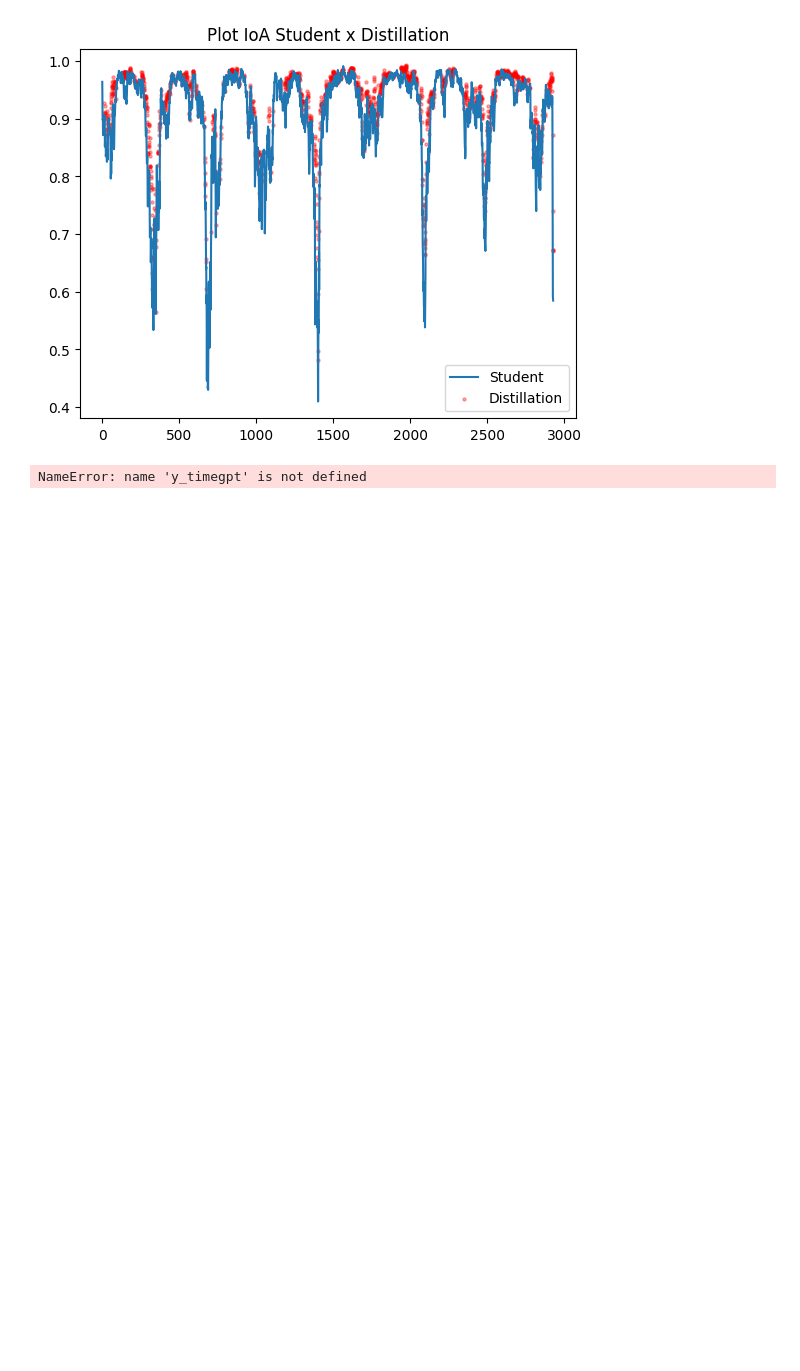
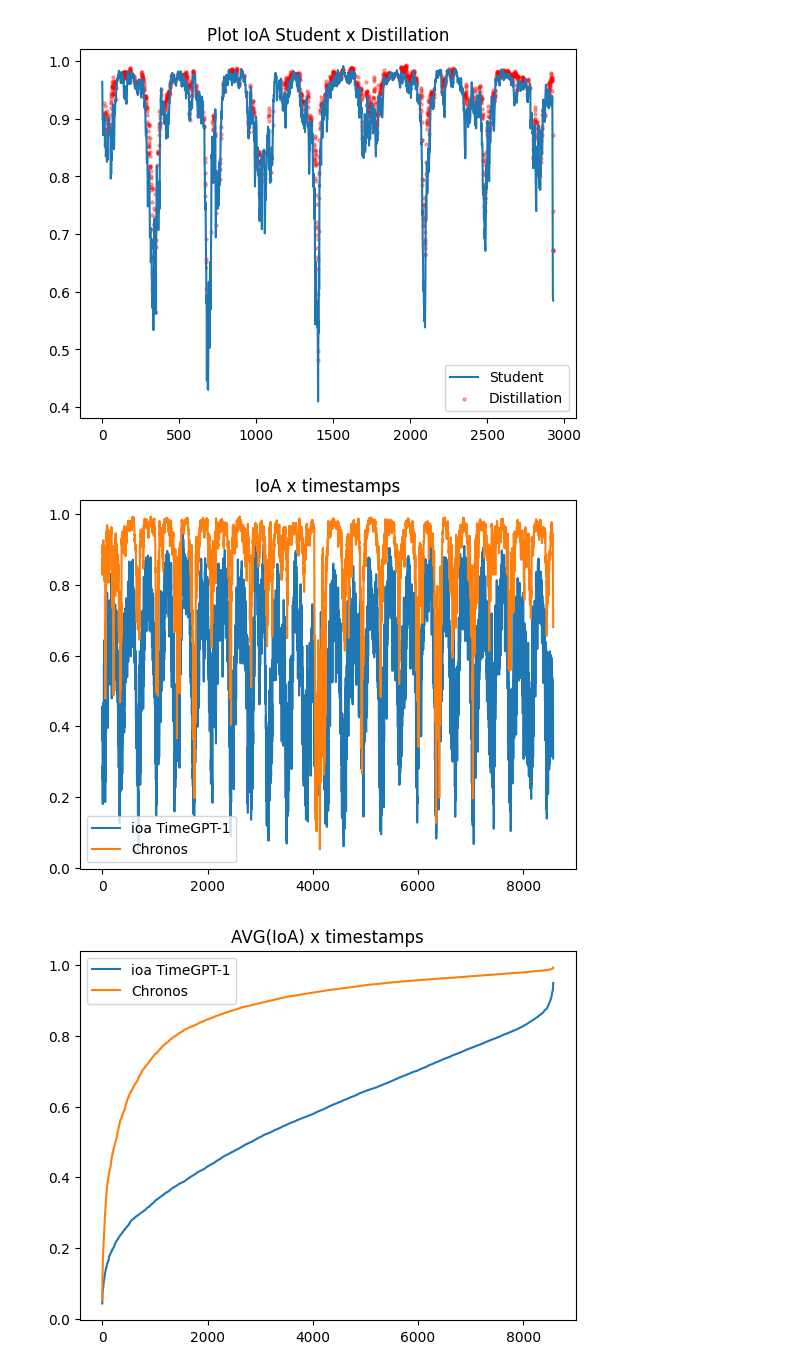
Before and after one commit to fialhocoelho/Nexus, a Jupyter notebook: notebooks/distillation.ipynb, the cells around one changed output. Drawn from its saved outputs; the diff is of its cells as text; code cells hidden in the pictures; blank space fills up the shorter version.

```diff
--- a/notebooks/distillation.ipynb
+++ b/notebooks/distillation.ipynb
@@ -286,23 +306,28 @@ Student Model Index of Agreement (IoA): 0.974184699957202
 # %%
 list_ioa_timegpt = []
 list_ioa_chronos = []
 
-list_ioa_timegpt = [calculate_ioa(y[i], y_timegpt[i]) for i in tqdm(range(len(y)))]
-list_ioa_chronos = [calculate_ioa(y[i], y_chronos[i]) for i in tqdm(range(len(y)))]
+list_ioa_timegpt = [calculate_ioa(y_train[i], y_train_timegpt[i]) for i in tqdm(range(len(y_train)))]
+list_ioa_timegpt.extend([calculate_ioa(y_test[i], y_test_timegpt[i]) for i in tqdm(range(len(y_test)))])
+
+list_ioa_chronos = [calculate_ioa(y_train[i], y_train_chronos[i]) for i in tqdm(range(len(y_train)))]
+list_ioa_chronos.extend([calculate_ioa(y_test[i], y_test_chronos[i]) for i in tqdm(range(len(y_test)))])
+
 
 plt.plot(list_ioa_timegpt,label='ioa TimeGPT-1')
 plt.plot(list_ioa_chronos,label='Chronos')
 plt.legend()
 plt.title('IoA x timestamps')
 plt.show()
 
 plt.plot(np.sort(list_ioa_timegpt),label='ioa TimeGPT-1')
 plt.plot(np.sort(list_ioa_chronos),label='Chronos')
 plt.legend()
 plt.title('AVG(IoA) x timestamps')
 plt.show()
 # %% [output]
-NameError: name 'y_timegpt' is not defined
+[figure, added]
+[figure, added]
 # %%
 idx_plot = 500
 
```
Also changed, not shown: parts of 13 cells of this notebook, 8 other files.
